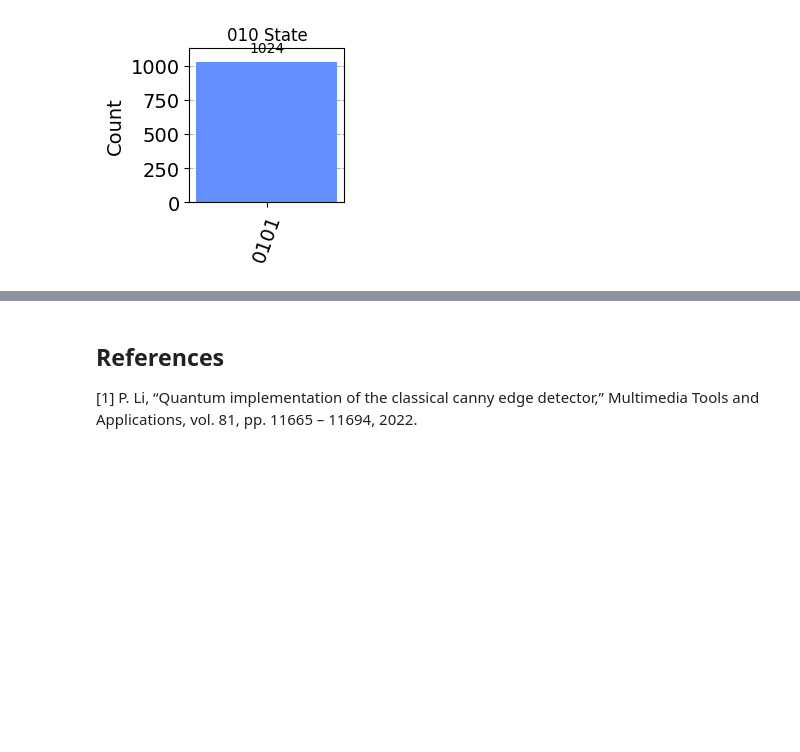
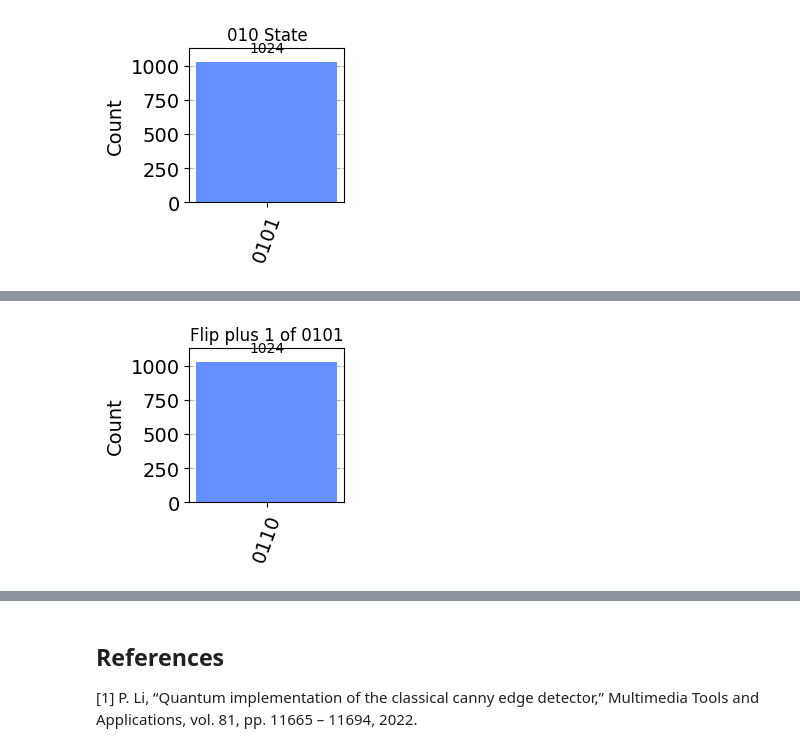
Before and after one commit to crect500/squib, a Jupyter notebook: canny/circuit_operators.ipynb, the cells around one changed output, grey strips where cells are left out. Saved outputs shown, nothing was run; the diff lists cells and outputs as text; code cells hidden in the pictures; blank space fills up the shorter version.

Commit message:
Add flip plus 1 gate

```diff
--- a/canny/circuit_operators.ipynb
+++ b/canny/circuit_operators.ipynb
@@ -225,0 +261,12 @@ plot_histogram(counts, title='010 State', figsize=(2,2))
+# %%
+circuit = utils.prep_binary_state(5, 4)
+cregister = ClassicalRegister(circuit.num_qubits, 'c0')
+circuit.add_register(cregister)
+circuit.append(operations.flip_plus_one(circuit.num_qubits), range(0, circuit.num_qubits))
+circuit.measure(range(0, circuit.num_qubits), cregister)
+circ = transpile(circuit, simulator)
+result = simulator.run(circ).result()
+counts = result.get_counts(circ)
+plot_histogram(counts, title='Flip plus 1 of 0101', figsize=(2,2))
+# %% [output]
+[figure, added]
```
Also changed, not shown: parts of 4 cells of this notebook, 2 other files.
